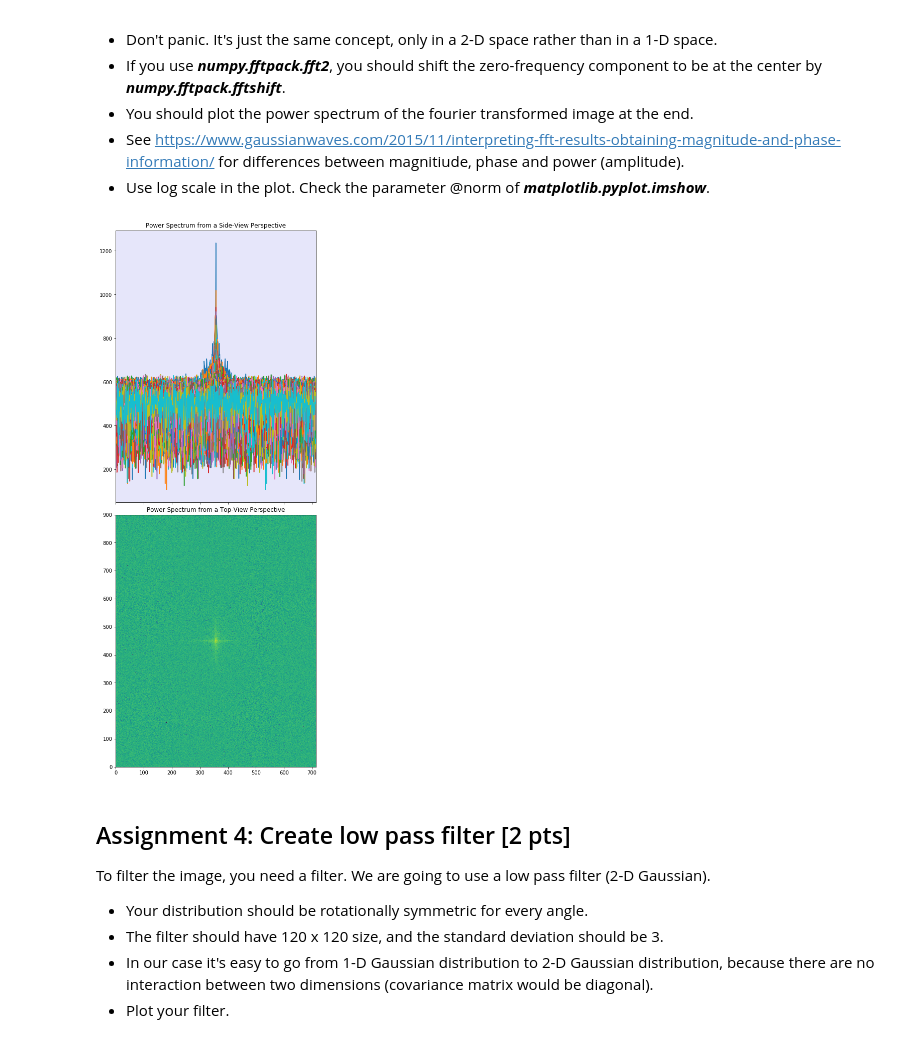
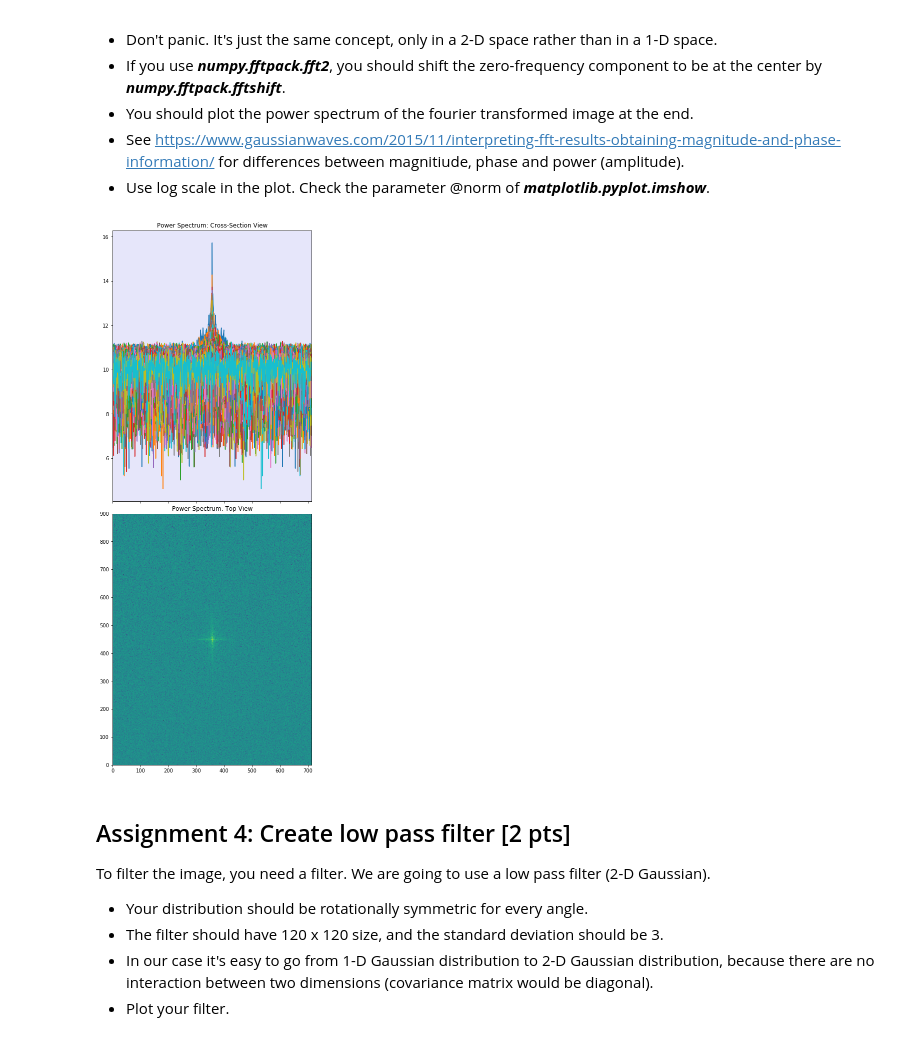
Before and after one commit to NBP-ACC/week-9-acc_01, a Jupyter notebook: sheet07.ipynb, the cells around one changed output. Drawn from its saved outputs; the diff is of its cells as text; code cells hidden in the pictures.

```diff
--- a/sheet07.ipynb
+++ b/sheet07.ipynb
@@ -159,27 +159,27 @@ Do a fourier transform on the image.
 # %%
 # calculate the 2D Fourier transform of the text-image
 freqs = fftpack.fft2(image_text)
 
 # shift the zero-frequency component to the center
 img_freqs = fftpack.fftshift(freqs)
 
 # compute the power spectrum
-power_spectrum = 20*np.log10(np.abs(img_freqs))**2
+power_spectrum = np.abs(img_freqs)**2
 
 # set the space for two plots
 figs, axes = plt.subplots(nrows=2, sharex=True, figsize=(7.14,20))
 plt.subplots_adjust(hspace=0.01)
 
 # plot the power spectrum of the Fourier transform in 1D, and
-axes[0].title.set_text('Power Spectrum from a Side-View Perspective')
+axes[0].title.set_text('Power Spectrum: Cross-Section View')
 axes[0].set_xlim(0,714)
-axes[0].plot(power_spectrum.T)
+axes[0].plot(np.log10(power_spectrum.T))
 # 2D
-axes[1].title.set_text('Power Spectrum from a Top-View Perspective')
+axes[1].title.set_text('Power Spectrum: Top View')
 axes[1].imshow(power_spectrum, extent=(0,image_text.shape[1],0,image_text.shape[0]),
                norm=mpl.colors.LogNorm());
 # %% [output]
-[figure, old version]
+[figure, new version]
 # %% [markdown]
 ## Assignment 4: Create low pass filter [2 pts]
 To filter the image, you need a filter. We are going to use a low pass filter (2-D Gaussian).
```
Also changed, not shown: parts of 6 cells of this notebook.
